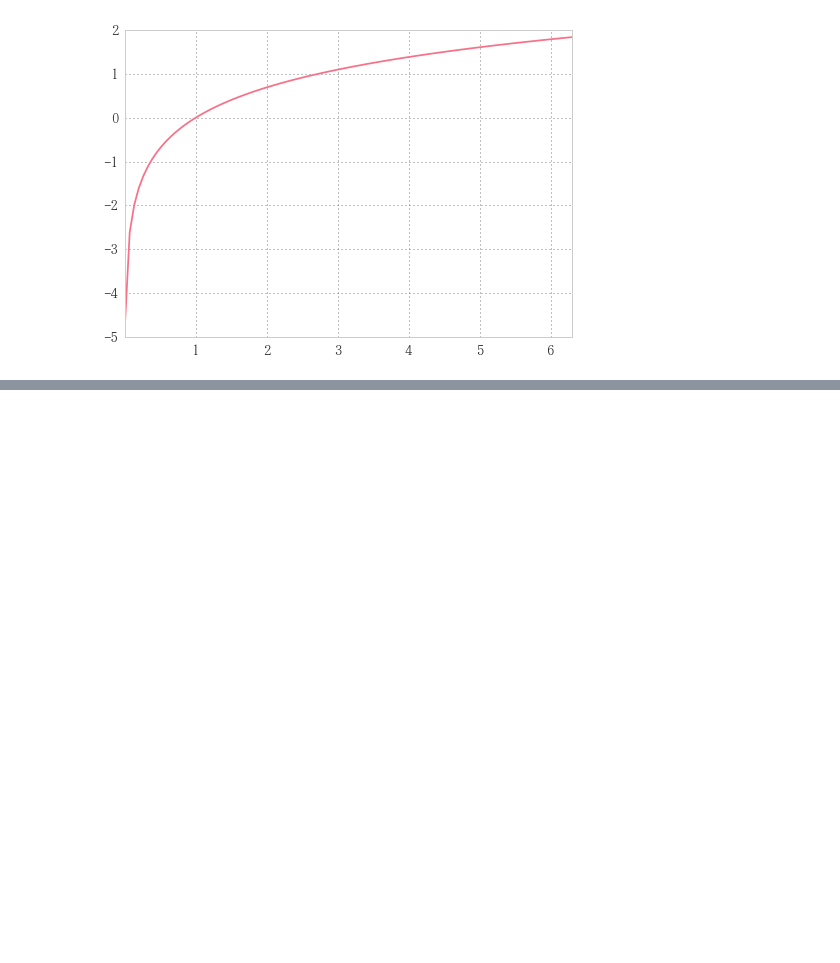
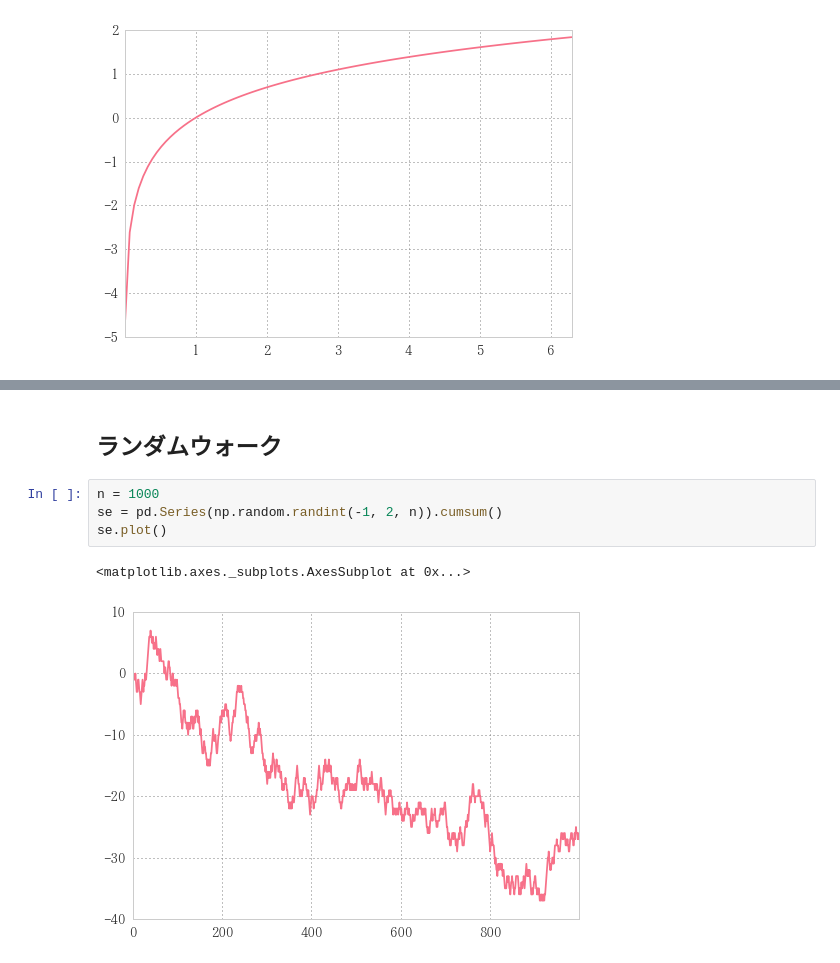
Before and after one commit to u1and0/MakeSampleData, a Jupyter notebook: README.ipynb, the cells around one changed output, grey strips where cells are left out. Cells and saved outputs as stored; diff of their text form; blank space fills up the shorter version.

Commit message:
Random walk add

```diff
--- a/README.ipynb
+++ b/README.ipynb
@@ -116,0 +121,9 @@ df.plot(color=('r', 'b'))
+# %% [markdown]
+## ランダムウォーク
+# %%
+n = 1000
+se = pd.Series(np.random.randint(-1, 2, n)).cumsum()
+se.plot()
+# %% [output]
+<matplotlib.axes._subplots.AxesSubplot at 0x...>
+[figure, added]
```
Also changed, not shown: parts of 13 cells of this notebook, 15 other files.
